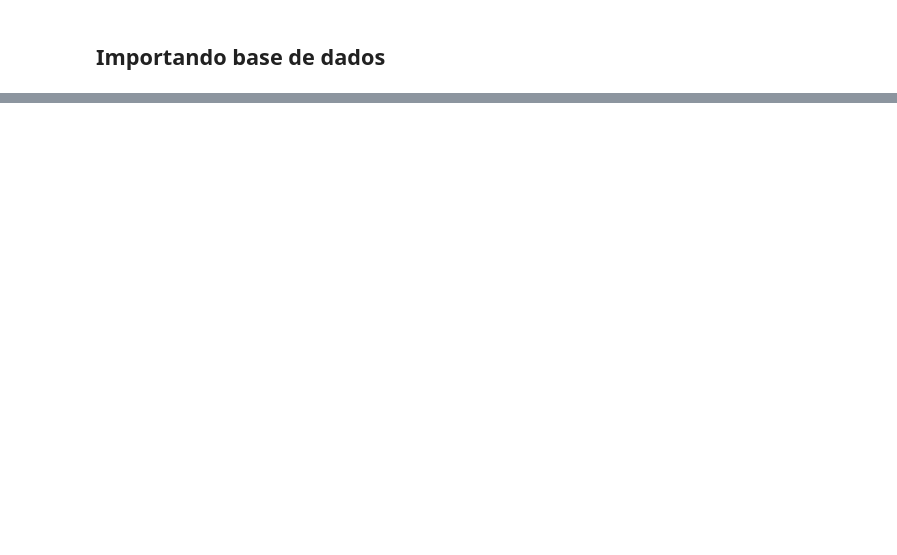
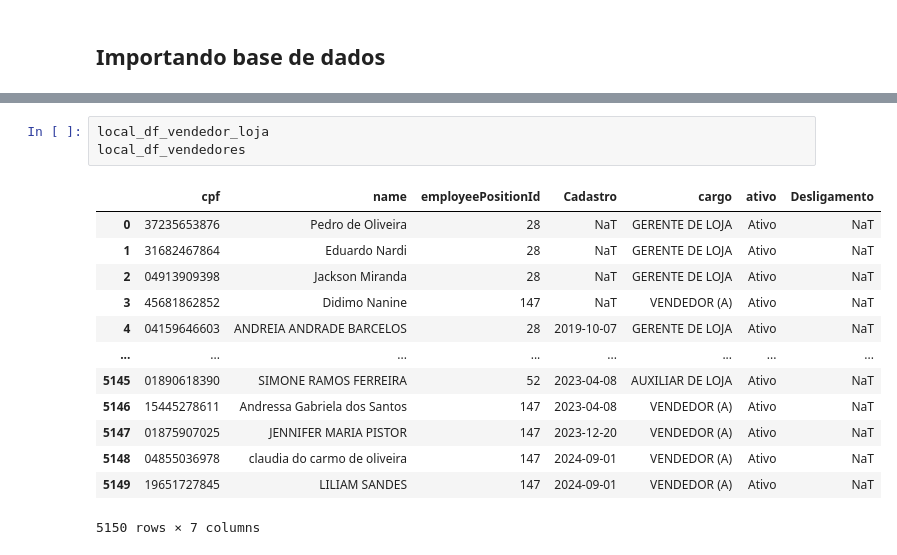
Before and after one commit to AmmoJailton/kpi-indicadores2, a Jupyter notebook: notebooks/kpi_fluxo_envio_homologacao.ipynb, the cells around one changed output, grey strips where cells are left out. Drawn from its saved outputs; the diff is of its cells as text; blank space fills up the shorter version.

Commit message:
update stores dataframe

```diff
--- a/notebooks/kpi_fluxo_envio_homologacao.ipynb
+++ b/notebooks/kpi_fluxo_envio_homologacao.ipynb
@@ -739,3 +1148,20 @@ send_email_html(
 )
 # %% [output]
 True
+# %%
+local_df_vendedor_loja
+local_df_vendedores
+# %% [output]
+|  | cpf | name | employeePositionId | Cadastro | cargo | ativo | Desligamento |
+| 0 | 37235653876 | Pedro de Oliveira | 28 | NaT | GERENTE DE LOJA | Ativo | NaT |
+| 1 | 31682467864 | Eduardo Nardi | 28 | NaT | GERENTE DE LOJA | Ativo | NaT |
+| 2 | 04913909398 | Jackson Miranda | 28 | NaT | GERENTE DE LOJA | Ativo | NaT |
+| 3 | 45681862852 | Didimo Nanine | 147 | NaT | VENDEDOR (A) | Ativo | NaT |
+| 4 | 04159646603 | ANDREIA ANDRADE BARCELOS | 28 | 2019-10-07 | GERENTE DE LOJA | Ativo | NaT |
+| ... | ... | ... | ... | ... | ... | ... | ... |
+| 5145 | 01890618390 | SIMONE RAMOS FERREIRA | 52 | 2023-04-08 | AUXILIAR DE LOJA | Ativo | NaT |
+| 5146 | 15445278611 | Andressa Gabriela dos Santos | 147 | 2023-04-08 | VENDEDOR (A) | Ativo | NaT |
+| 5147 | 01875907025 | JENNIFER MARIA PISTOR | 147 | 2023-12-20 | VENDEDOR (A) | Ativo | NaT |
+| 5148 | 04855036978 | claudia do carmo de oliveira | 147 | 2024-09-01 | VENDEDOR (A) | Ativo | NaT |
+| 5149 | 19651727845 | LILIAM SANDES | 147 | 2024-09-01 | VENDEDOR (A) | Ativo | NaT |
+5150 rows × 7 columns
```
Also changed, not shown: parts of 27 cells of this notebook.
